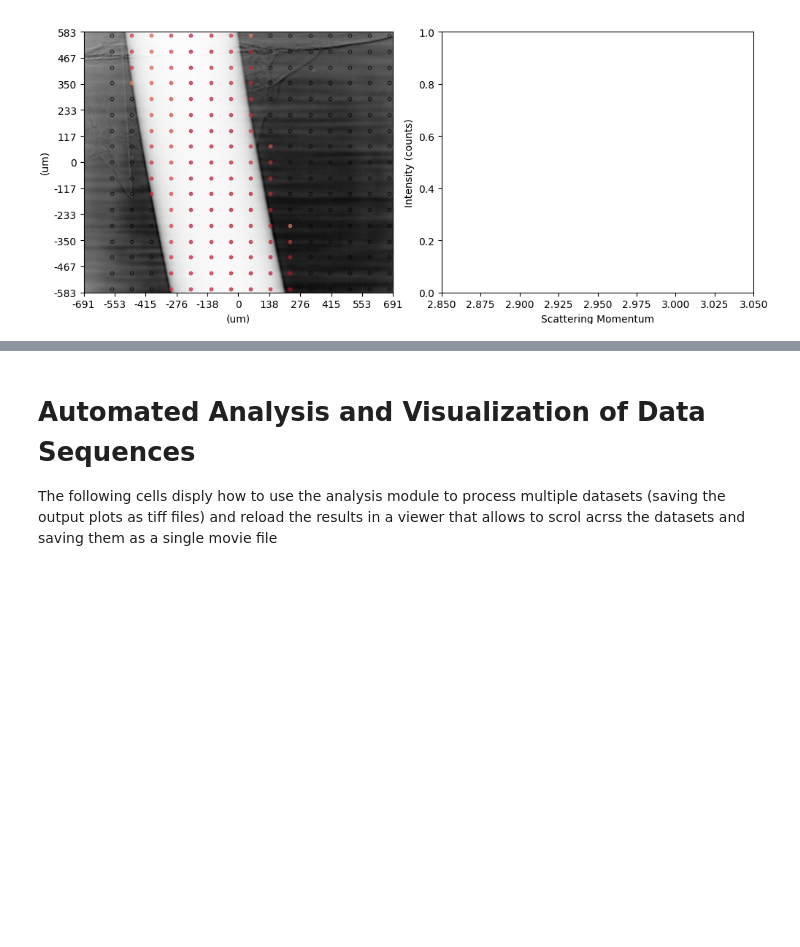
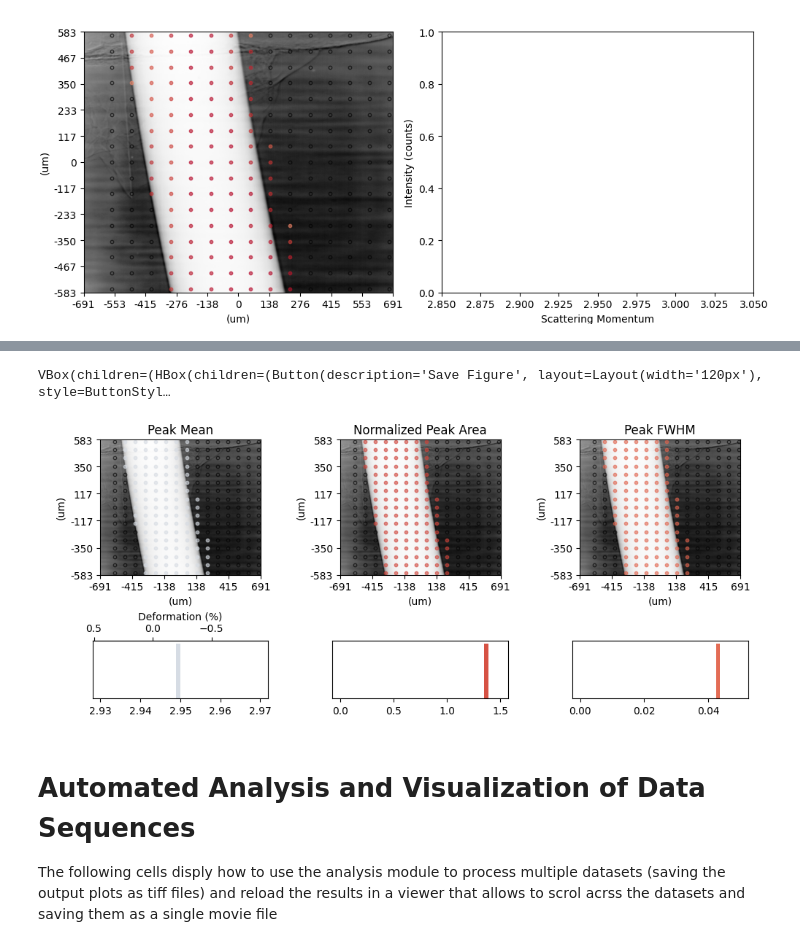
Before and after one commit to DIAD-beamline/DIAD_Diffraction, a Jupyter notebook: notebooks/ExampleNotebook_DiffractionDataAnalysis.ipynb, the cells around one changed output, grey strips where cells are left out. Saved outputs shown, nothing was run; the diff lists cells and outputs as text; code cells hidden in the pictures; blank space fills up the shorter version.

```diff
--- a/notebooks/ExampleNotebook_DiffractionDataAnalysis.ipynb
+++ b/notebooks/ExampleNotebook_DiffractionDataAnalysis.ipynb
@@ -69,3 +69,10 @@ Viewer.InputOutput()
+# %%
+Running = DiffractionDataAnalysis_Azzimuthal(
+    dat_path / "mg12123-1" / "processed" / "k11-66526-diffraction-DiffInt_AzzTxt.nxs",
+    dat_path / "mg12123-1" / "nexus" / "66350",
+    dat_path / "mg12123-1" / "nexus" / "k11-66525.nxs",
+    dat_path / "mg12123-1" / "processing" / "output")
+Running.InputOutput()
 # %%
 Qmin = 2.85
 Qmax = 3.05
@@ -90,3 +97,12 @@ VBox(children=(HBox(children=(Button(description='Save Figure', layout=Layout(wi
+# %%
+Running.ImageCorrelatedCrystallography_Azimuthal(Qmin,Qmax,cheb,gofx,thrc,'view',
+                                                     Mean_min=2.93, Mean_max=2.97,
+                                                     Area_min=0.0, Area_max=1.5,
+                                                     FWHM_min=0.00, FWHM_max=0.05,
+                                                     Mean_relax=2.943, Base_reference = Reference)
+# %% [output]
+VBox(children=(HBox(children=(Button(description='Save Figure', layout=Layout(width='120px'), style=ButtonStyl…
+[figure, added]
 # %% [markdown]
 # Automated Analysis and Visualization of Data Sequences
 The following cells disply how to use the analysis module to process multiple datasets (saving the output plots as tiff files) and reload the results in a viewer that allows to scrol acrss the datasets and saving them as a single movie file
```
Also changed, not shown: parts of 7 cells of this notebook, 6 other files.
